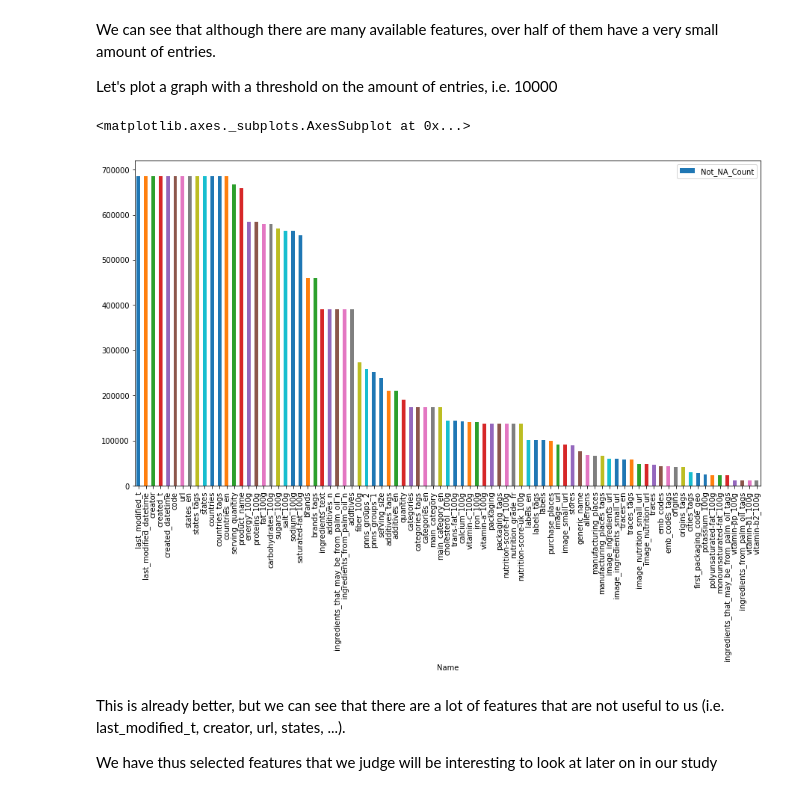
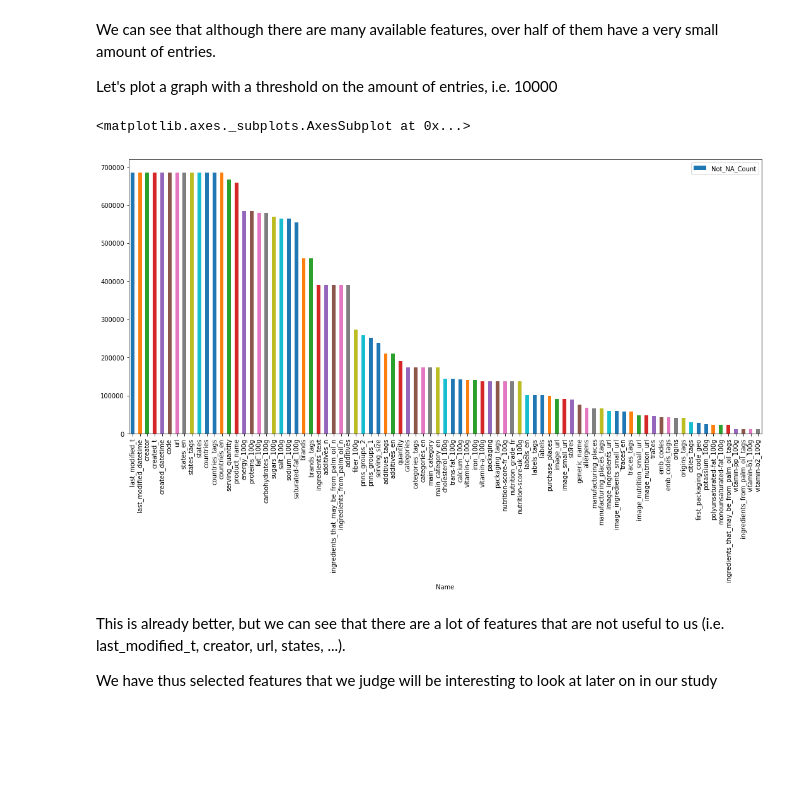
Before and after one commit to baraschi/AppliedDataAnalysis_Project, a Jupyter notebook: FoodProject.ipynb, the cells around one changed output. Cells and saved outputs as stored; diff of their text form; code cells hidden in the pictures; blank space fills up the shorter version.

```diff
--- a/FoodProject.ipynb
+++ b/FoodProject.ipynb
@@ -40,8 +41,8 @@ countries_continents = pd.read_csv(DATA_FOLDER + '/' + COUNTRIES_CONTINENTS, low
 # %% [markdown]
 ### Open Food Facts
 # %%
-data = all_datas.copy()
-data.shape
+food_data = all_datas.copy()
+food_data.shape
 # %% [output]
 (685395, 173)
 # %% [markdown]
@@ -51,9 +52,9 @@ We would like to see the number of entries per features, to see which would have
 # %%
 not_na = []
 #for each feature in our dataset
-for c in data.columns.values:
+for c in food_data.columns.values:
     #count na values per feature
-    count = data[c].notna().sum()
+    count = food_data[c].notna().sum()
     not_na.append((c, count))
 #create df with feature name and number of valid entries
 df = pd.DataFrame(not_na, columns=['Name','Not_NA_Count'])
@@ -71,10 +72,10 @@ We can see that although there are many available features, over half of them ha
 Let's plot a graph with a threshold on the amount of entries, i.e. 10000
 # %%
 threshold = 10000
-df[df['Not_NA_Count'] > threshold].plot(kind='bar',x='Name', y='Not_NA_Count', figsize=(15,8))
+df[df['Not_NA_Count'] > threshold].plot(kind='bar',x='Name', y='Not_NA_Count', figsize=(18,8))
 # %% [output]
 <matplotlib.axes._subplots.AxesSubplot at 0x...>
-[figure, old version]
+[figure, new version]
 # %% [markdown]
 This is already better, but we can see that there are a lot of features that are not useful to us (i.e. last_modified_t, creator, url, states, ...).
 
```
Also changed, not shown: parts of 61 cells of this notebook.
